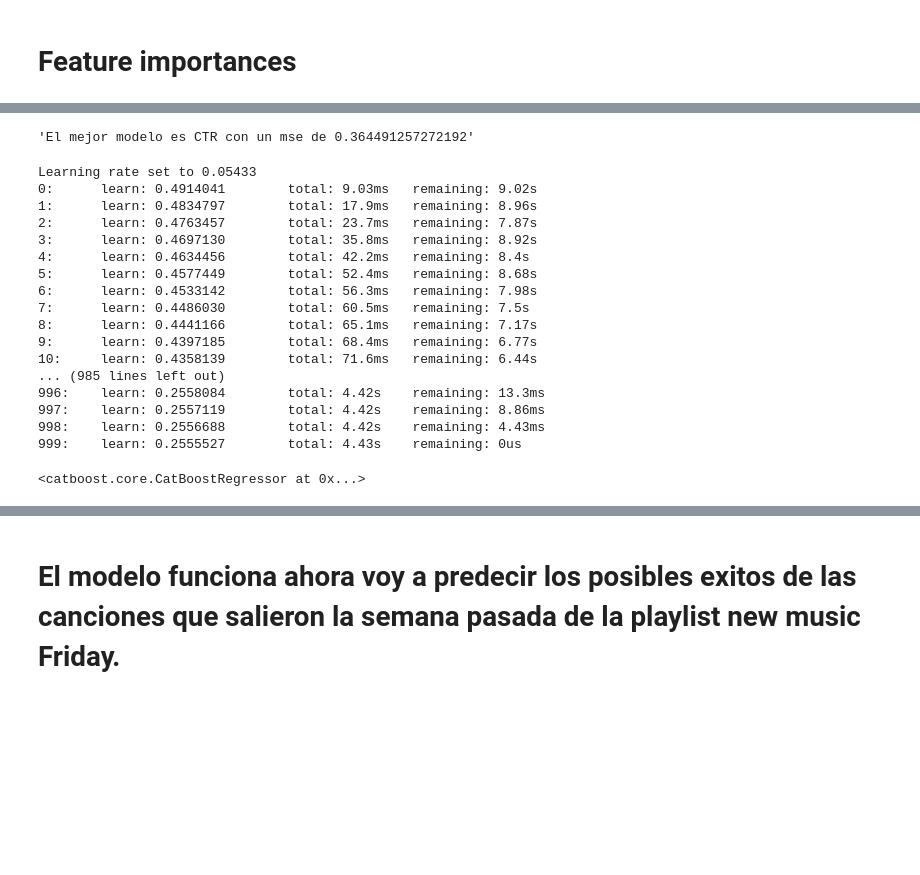
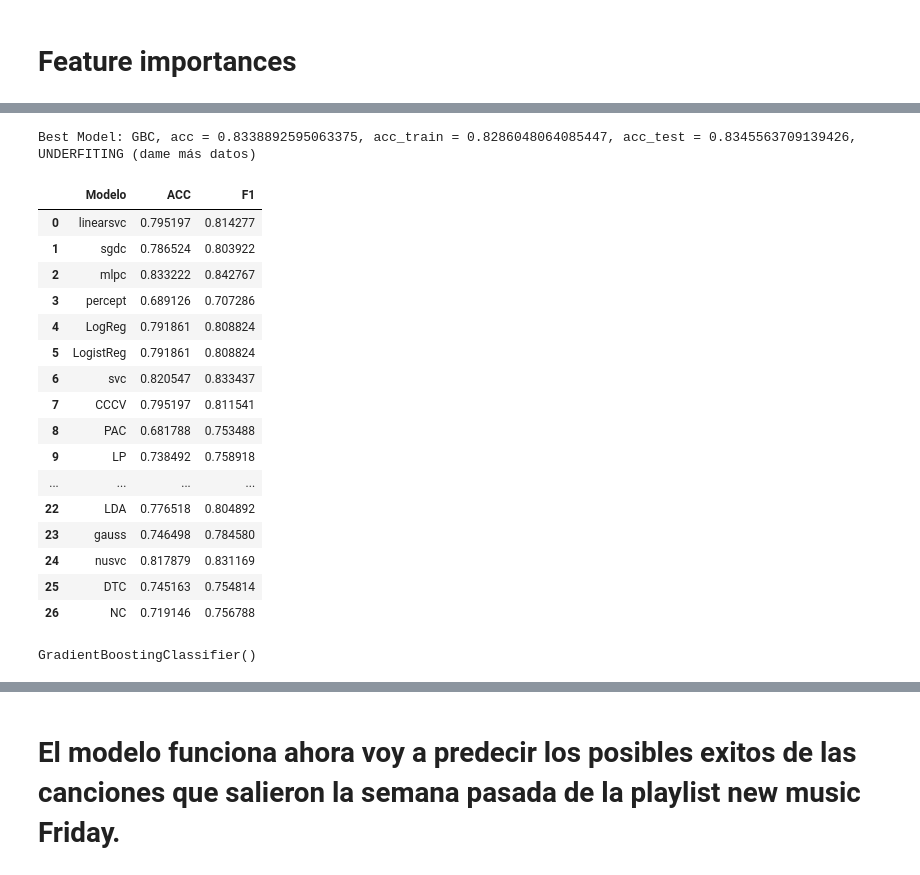
Before and after one commit to fjgarciaes/Proyecto-Final-Spotify, a Jupyter notebook: Spotify data proyecto final unpopular random.ipynb, the cells around one changed output, grey strips where cells are left out. Drawn from its saved outputs; the diff is of its cells as text; code cells hidden in the pictures; blank space fills up the shorter version.

```diff
--- a/Spotify data proyecto final unpopular random.ipynb
+++ b/Spotify data proyecto final unpopular random.ipynb
@@ -438,5 +419,8 @@ memory usage: 585.4 KB
 #hit_or_not_normal[hit_or_not_normal['energy'].isna()]
 # %%
 #hit_or_not_normal.loc[2035]
+# %%
+X=hit_or_not_normal.drop(columns=['top_hit'])
+y=hit_or_not_normal.top_hit
 # %%
-x_train, x_test, y_train, y_test = tts(X, y, train_size=0.8, test_size=0.2, random_state=42)
+X_train, X_test, y_train, y_test = tts(X, y, train_size=0.8, test_size=0.2, random_state=42)
@@ -514,4 +559,21 @@ def predecir(x_train, x_test, y_train, y_test):
 # %%
-predecir(x_train, x_test, y_train, y_test)
+machine_learning()
 # %% [output]
-'El mejor modelo es CTR con un mse de 0.364491257272192'
+Best Model: GBC, acc = 0.8338892595063375, acc_train = 0.8286048064085447, acc_test = 0.8345563709139426, UNDERFITING (dame más datos)
+|  | Modelo | ACC | F1 |
+| 0 | linearsvc | 0.795197 | 0.814277 |
+| 1 | sgdc | 0.786524 | 0.803922 |
+| 2 | mlpc | 0.833222 | 0.842767 |
+| 3 | percept | 0.689126 | 0.707286 |
+| 4 | LogReg | 0.791861 | 0.808824 |
+| 5 | LogistReg | 0.791861 | 0.808824 |
+| 6 | svc | 0.820547 | 0.833437 |
+| 7 | CCCV | 0.795197 | 0.811541 |
+| 8 | PAC | 0.681788 | 0.753488 |
+| 9 | LP | 0.738492 | 0.758918 |
+| ... | ... | ... | ... |
+| 22 | LDA | 0.776518 | 0.804892 |
+| 23 | gauss | 0.746498 | 0.784580 |
+| 24 | nusvc | 0.817879 | 0.831169 |
+| 25 | DTC | 0.745163 | 0.754814 |
+| 26 | NC | 0.719146 | 0.756788 |
@@ -520,22 +580,5 @@ ctr=CTR()
 # %%
-ctr.fit(x_train, y_train)
+GBC.fit(X_train, y_train)
 # %% [output]
-Learning rate set to 0.05433
-0:      learn: 0.4914041        total: 9.03ms   remaining: 9.02s
-1:      learn: 0.4834797        total: 17.9ms   remaining: 8.96s
-2:      learn: 0.4763457        total: 23.7ms   remaining: 7.87s
-3:      learn: 0.4697130        total: 35.8ms   remaining: 8.92s
-4:      learn: 0.4634456        total: 42.2ms   remaining: 8.4s
-5:      learn: 0.4577449        total: 52.4ms   remaining: 8.68s
-6:      learn: 0.4533142        total: 56.3ms   remaining: 7.98s
-7:      learn: 0.4486030        total: 60.5ms   remaining: 7.5s
-8:      learn: 0.4441166        total: 65.1ms   remaining: 7.17s
-9:      learn: 0.4397185        total: 68.4ms   remaining: 6.77s
-10:     learn: 0.4358139        total: 71.6ms   remaining: 6.44s
-... (985 lines left out)
-996:    learn: 0.2558084        total: 4.42s    remaining: 13.3ms
-997:    learn: 0.2557119        total: 4.42s    remaining: 8.86ms
-998:    learn: 0.2556688        total: 4.42s    remaining: 4.43ms
-999:    learn: 0.2555527        total: 4.43s    remaining: 0us
+GradientBoostingClassifier()
-<catboost.core.CatBoostRegressor at 0x...>
 # %%
```
Also changed, not shown: parts of 34 cells of this notebook, 3 other files.
